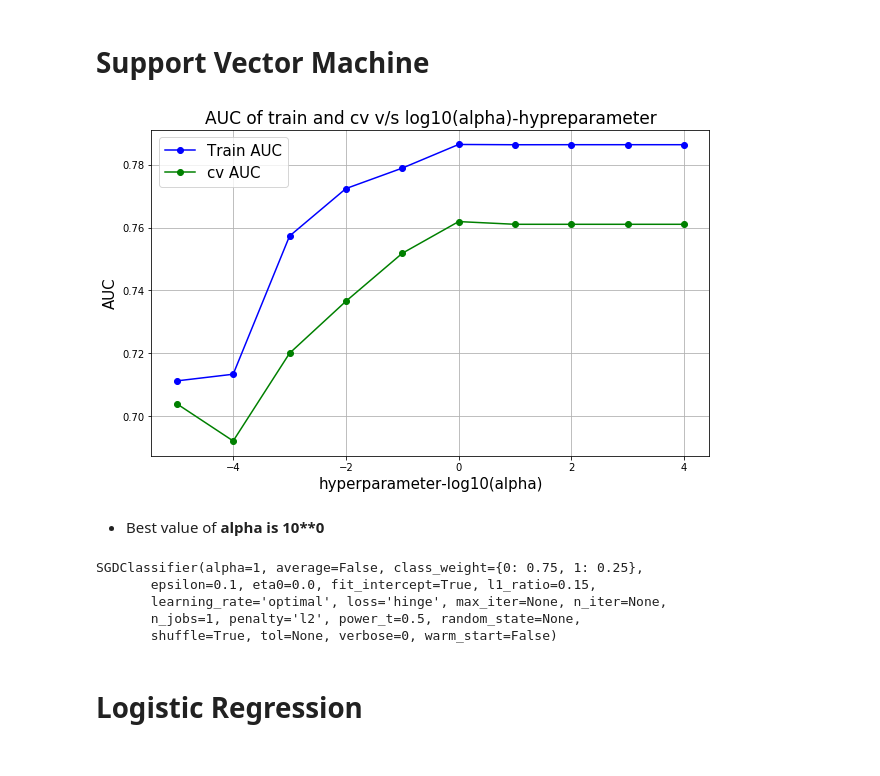
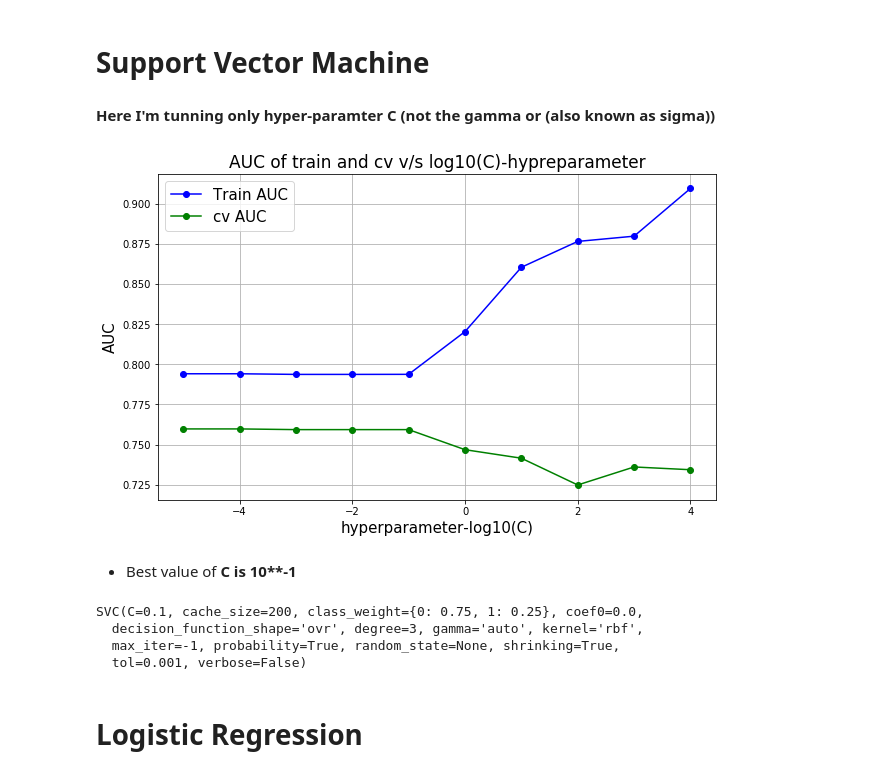
Before and after one commit to aditya-5842/Coursera-IBM-Data-Science-Professional, a Jupyter notebook: Machine-Learning-with-Python.ipynb, the cells around one changed output. Saved outputs shown, nothing was run; the diff lists cells and outputs as text; code cells hidden in the pictures.

```diff
--- a/Machine-Learning-with-Python.ipynb
+++ b/Machine-Learning-with-Python.ipynb
@@ -358,33 +358,34 @@ DecisionTreeClassifier(class_weight={0: 0.75, 1: 0.25}, criterion='gini',
             splitter='best')
 # %% [markdown]
 # Support Vector Machine
+# %% [markdown]
+**Here I'm tunning only hyper-paramter C (not the gamma or (also known as sigma))**
 # %%
-from sklearn.linear_model import SGDClassifier
+from sklearn.svm import SVC
 
 c = np.array([10**-5, 10**-4, 10**-3, 10**-2, 10**-1, 1, 10, 100, 1000, 10000])
-parameters = dict({ 'alpha': c})
+parameters = dict({ 'C': c})
 
-sgd = SGDClassifier(loss = 'hinge', penalty = 'l2', class_weight = class_wt)
-clf = GridSearchCV(sgd, parameters, scoring = 'roc_auc', cv = 10)
+svc = SVC( kernel= 'rbf', gamma= 'auto', class_weight = class_wt, probability = True)
+clf = GridSearchCV(svc, parameters, scoring = 'roc_auc', cv = 10)
 clf.fit(X, y)
 
 train_auc= clf.cv_results_['mean_train_score']
 cv_auc = clf.cv_results_['mean_test_score']
 
-auc_hype_plot(np.log10(c), train_auc, cv_auc, hyper = 'log10(alpha)')
+auc_hype_plot(np.log10(c), train_auc, cv_auc, hyper = 'log10(C)')
 # %% [output]
-[figure, old version]
+[figure, new version]
 # %% [markdown]
-* Best value of __alpha is 10**0__
+* Best value of __C is 10**-1__
 # %%
-svm_clf = SGDClassifier(loss = 'hinge', penalty = 'l2', alpha = 10**0, class_weight = class_wt)
+svm_clf = SVC(C = 10**-1, kernel= 'rbf', gamma= 'auto', class_weight = class_wt, probability = True)
 svm_clf.fit(X, y)
 # %% [output]
-SGDClassifier(alpha=1, average=False, class_weight={0: 0.75, 1: 0.25},
-       epsilon=0.1, eta0=0.0, fit_intercept=True, l1_ratio=0.15,
-       learning_rate='optimal', loss='hinge', max_iter=None, n_iter=None,
-       n_jobs=1, penalty='l2', power_t=0.5, random_state=None,
-       shuffle=True, tol=None, verbose=0, warm_start=False)
+SVC(C=0.1, cache_size=200, class_weight={0: 0.75, 1: 0.25}, coef0=0.0,
+  decision_function_shape='ovr', degree=3, gamma='auto', kernel='rbf',
+  max_iter=-1, probability=True, random_state=None, shrinking=True,
+  tol=0.001, verbose=False)
 # %% [markdown]
 # Logistic Regression
 # %%
```
Also changed, not shown: parts of 10 cells of this notebook.
